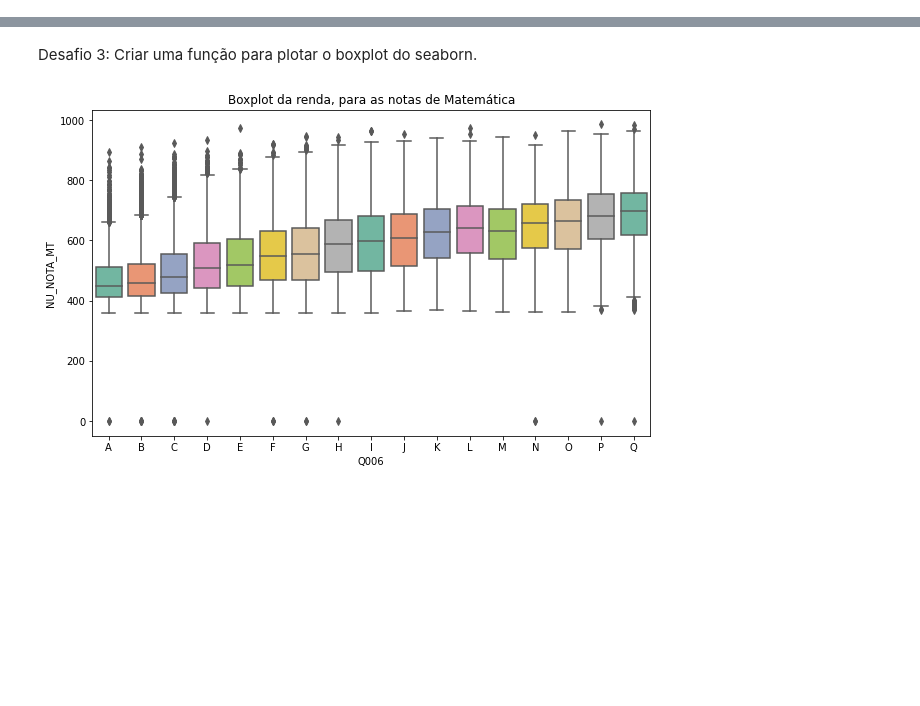
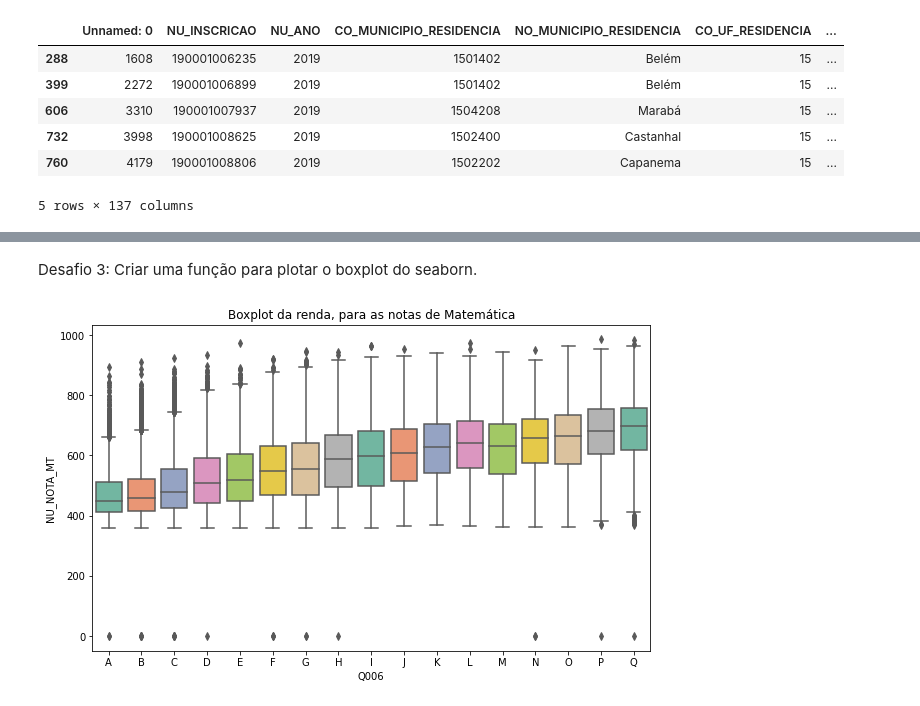
Before and after one commit to AnnaPaulaFigueiredo/Imersao-Dados-Alura, a Jupyter notebook: Dia2Desafios.ipynb, the cells around one changed output, grey strips where cells are left out. Saved outputs shown, nothing was run; the diff lists cells and outputs as text; code cells hidden in the pictures; blank space fills up the shorter version.

```diff
--- a/Dia2Desafios.ipynb
+++ b/Dia2Desafios.ipynb
@@ -11,0 +36,10 @@ data = pd.read_csv(fonte)
+# %%
+data13_14.head()
+# %% [output]
+|  | Unnamed: 0 | NU_INSCRICAO | NU_ANO | CO_MUNICIPIO_RESIDENCIA | NO_MUNICIPIO_RESIDENCIA | CO_UF_RESIDENCIA | ... |
+| 288 | 1608 | 190001006235 | 2019 | 1501402 | Belém | 15 | ... |
+| 399 | 2272 | 190001006899 | 2019 | 1501402 | Belém | 15 | ... |
+| 606 | 3310 | 190001007937 | 2019 | 1504208 | Marabá | 15 | ... |
+| 732 | 3998 | 190001008625 | 2019 | 1502400 | Castanhal | 15 | ... |
+| 760 | 4179 | 190001008806 | 2019 | 1502202 | Capanema | 15 | ... |
+5 rows × 137 columns
```
Also changed, not shown: parts of 8 cells of this notebook.
